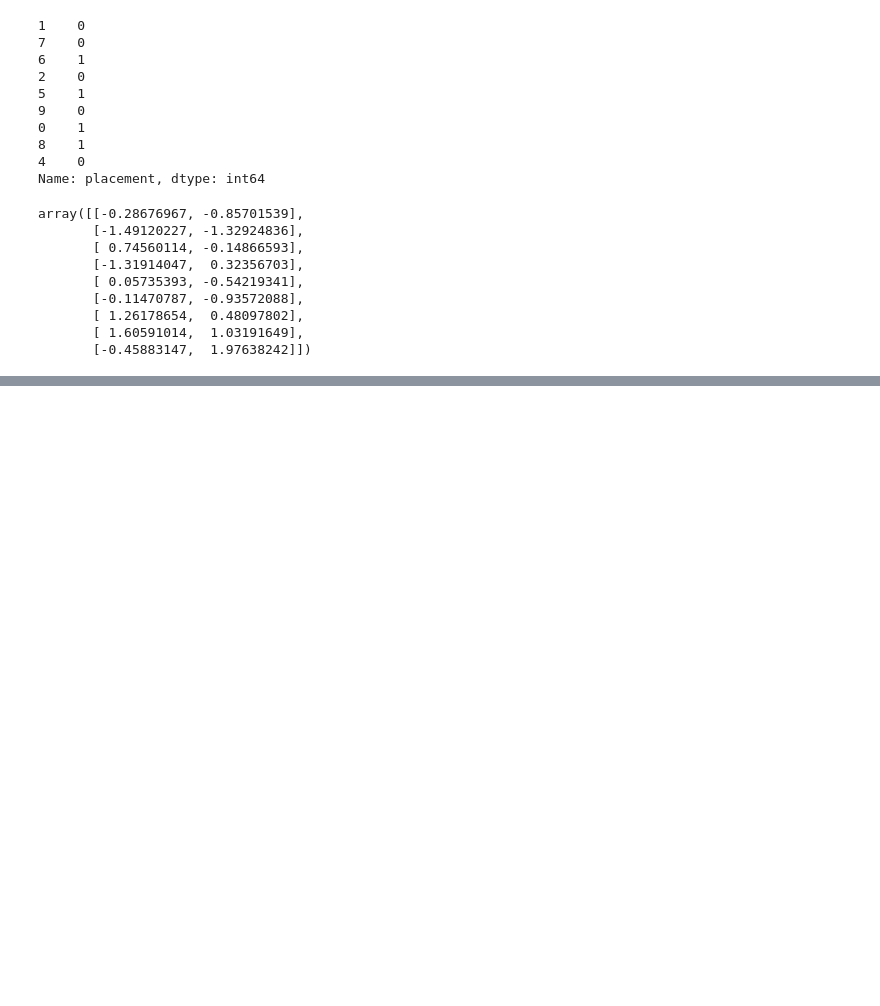
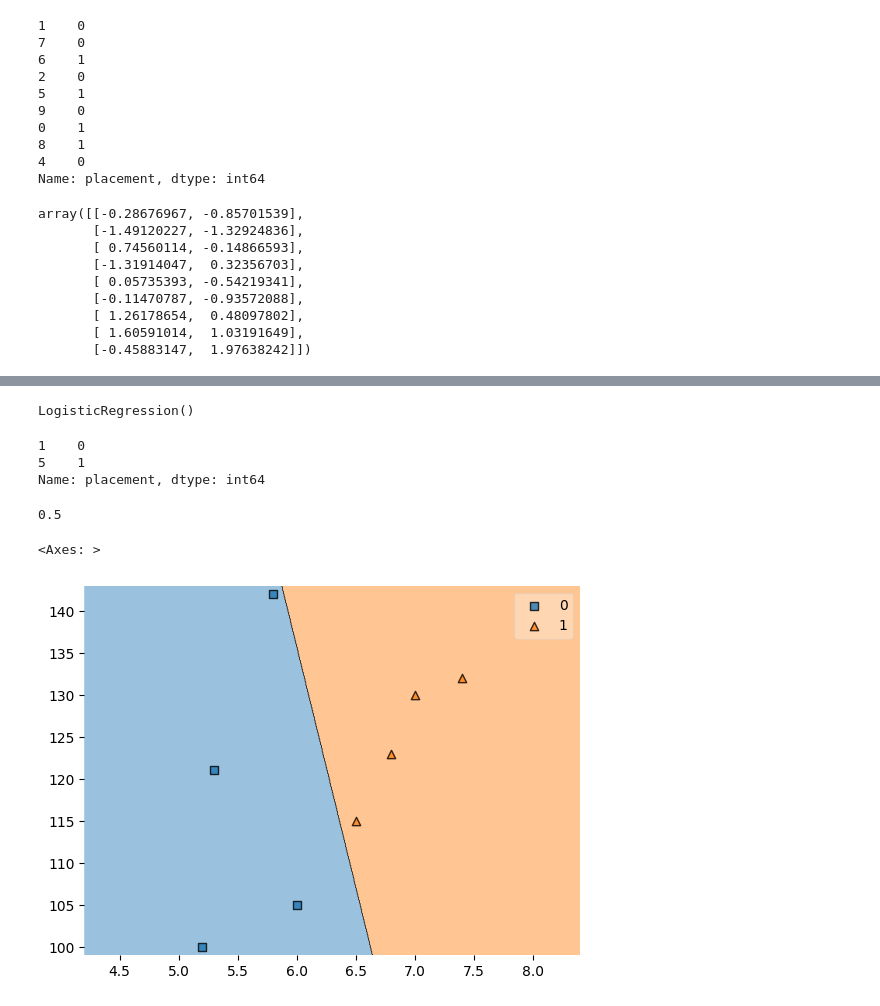
Before and after one commit to Ritikrai7/ml_beginning, a Jupyter notebook: endtoendml.ipynb, the cells around one changed output, grey strips where cells are left out. Cells and saved outputs as stored; diff of their text form; code cells hidden in the pictures; blank space fills up the shorter version.

```diff
--- a/endtoendml.ipynb
+++ b/endtoendml.ipynb
@@ -102,0 +110,7 @@ x_test = scaler.transform(x_test)
+# %%
+clf=LogisticRegression()
+# %%
+#model trainning
+clf.fit(x_train,y_train)
+# %% [output]
+LogisticRegression()
@@ -102,0 +119,6 @@ x_test = scaler.transform(x_test)
+# %%
+y_test
+# %% [output]
+1    0
+5    1
+Name: placement, dtype: int64
@@ -102,0 +127,4 @@ x_test = scaler.transform(x_test)
+# %%
+accuracy_score(y_test,y_pred)
+# %% [output]
+0.5
@@ -102,0 +133,5 @@ x_test = scaler.transform(x_test)
+# %%
+plot_decision_regions(x_train.values, y_train.values, clf=clf)
+# %% [output]
+<Axes: >
+[figure, added]
```
Also changed, not shown: parts of 7 cells of this notebook, 1 other file.
